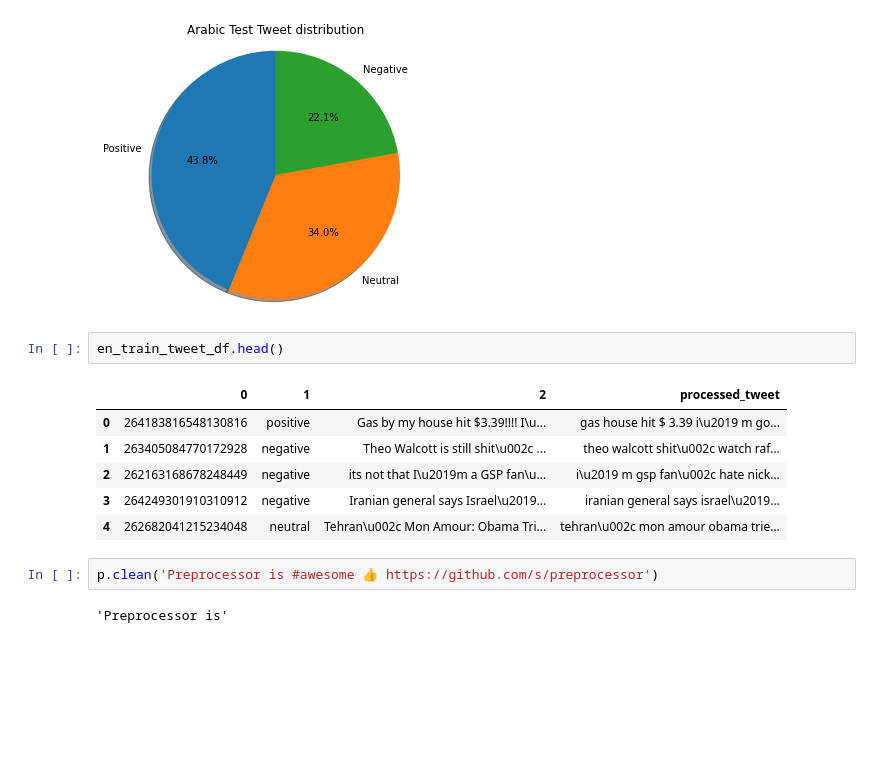
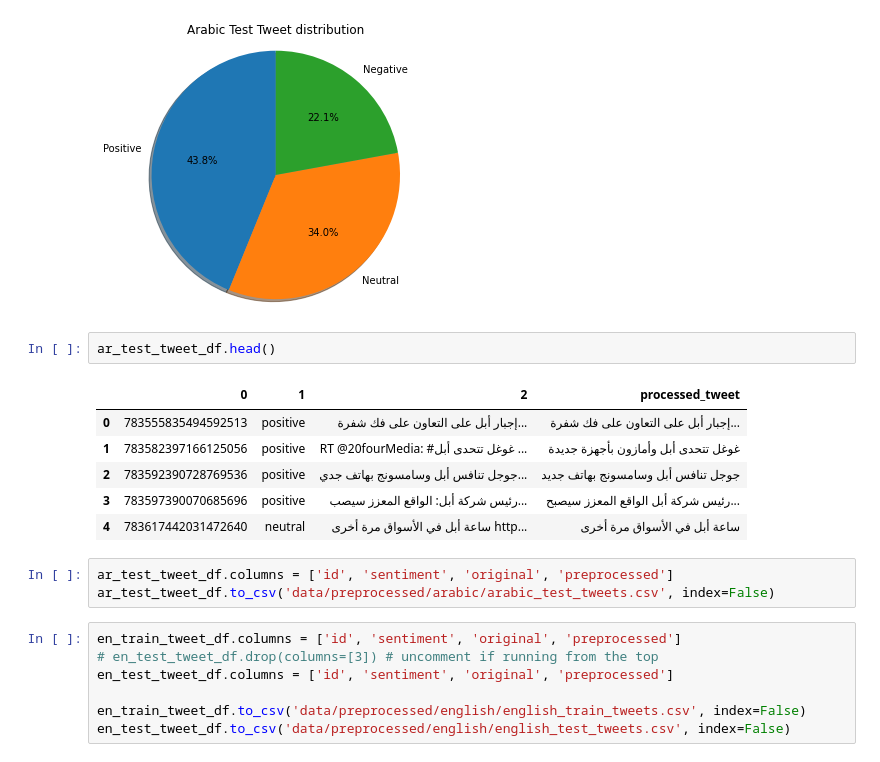
Before and after one commit to alt113/CS505-Spring-MultiLingual-Twitter-Classification, a Jupyter notebook: data-preprocessing.ipynb, the cells around one changed output. Cells and saved outputs as stored; diff of their text form; blank space fills up the shorter version.

Commit message:
Sort and save preprocessed data

```diff
--- a/data-preprocessing.ipynb
+++ b/data-preprocessing.ipynb
@@ -83,15 +82,21 @@ positive     742
 Name: 1, dtype: int64
 [figure]
 # %%
-en_train_tweet_df.head()
+ar_test_tweet_df.head()
 # %% [output]
 |  | 0 | 1 | 2 | processed_tweet |
-| 0 | 264183816548130816 | positive | Gas by my house hit $3.39!!!! I\u... | gas house hit $ 3.39 i\u2019 m go... |
-| 1 | 263405084770172928 | negative | Theo Walcott is still shit\u002c ... | theo walcott shit\u002c watch raf... |
-| 2 | 262163168678248449 | negative | its not that I\u2019m a GSP fan\u... | i\u2019 m gsp fan\u002c hate nick... |
-| 3 | 264249301910310912 | negative | Iranian general says Israel\u2019... | iranian general says israel\u2019... |
-| 4 | 262682041215234048 | neutral | Tehran\u002c Mon Amour: Obama Tri... | tehran\u002c mon amour obama trie... |
+| 0 | 783555835494592513 | positive | إجبار أبل على التعاون على فك شفرة... | إجبار أبل على التعاون على فك شفرة... |
+| 1 | 783582397166125056 | positive | RT @20fourMedia: #غوغل تتحدى أبل ... | غوغل تتحدى أبل وأمازون بأجهزة جديدة |
+| 2 | 783592390728769536 | positive | جوجل تنافس أبل وسامسونج بهاتف جدي... | جوجل تنافس أبل وسامسونج بهاتف جديد |
+| 3 | 783597390070685696 | positive | رئيس شركة أبل: الواقع المعزز سيصب... | رئيس شركة أبل الواقع المعزز سيصبح... |
+| 4 | 783617442031472640 | neutral | ساعة أبل في الأسواق مرة أخرى http... | ساعة أبل في الأسواق مرة أخرى |
-# %%
-p.clean('Preprocessor is #awesome 👍 https://github.com/s/preprocessor')
-# %% [output]
-'Preprocessor is'
+# %%
+ar_test_tweet_df.columns = ['id', 'sentiment', 'original', 'preprocessed']
+ar_test_tweet_df.to_csv('data/preprocessed/arabic/arabic_test_tweets.csv', index=False)
+# %%
+en_train_tweet_df.columns = ['id', 'sentiment', 'original', 'preprocessed']
+# en_test_tweet_df.drop(columns=[3]) # uncomment if running from the top
+en_test_tweet_df.columns = ['id', 'sentiment', 'original', 'preprocessed']
+
+en_train_tweet_df.to_csv('data/preprocessed/english/english_train_tweets.csv', index=False)
+en_test_tweet_df.to_csv('data/preprocessed/english/english_test_tweets.csv', index=False)
```
Also changed, not shown: parts of 2 cells of this notebook, 5 other files.
